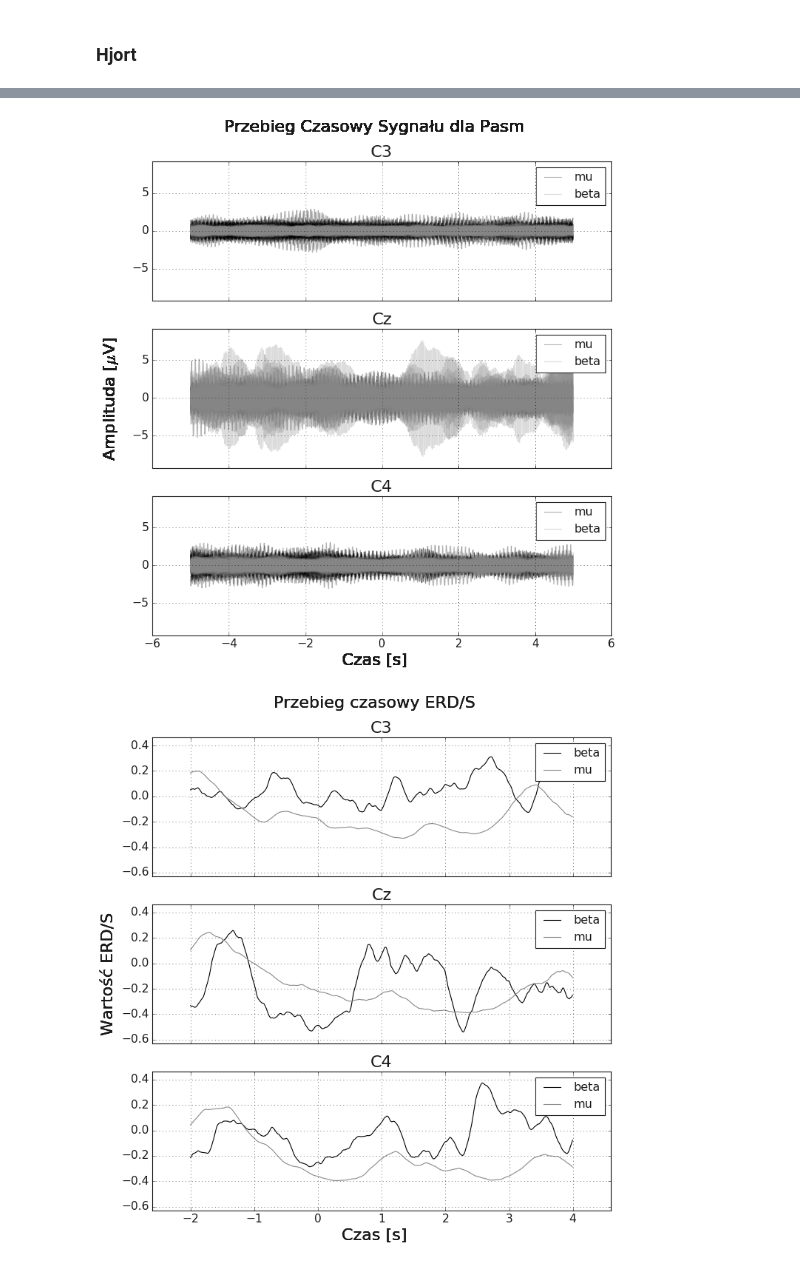
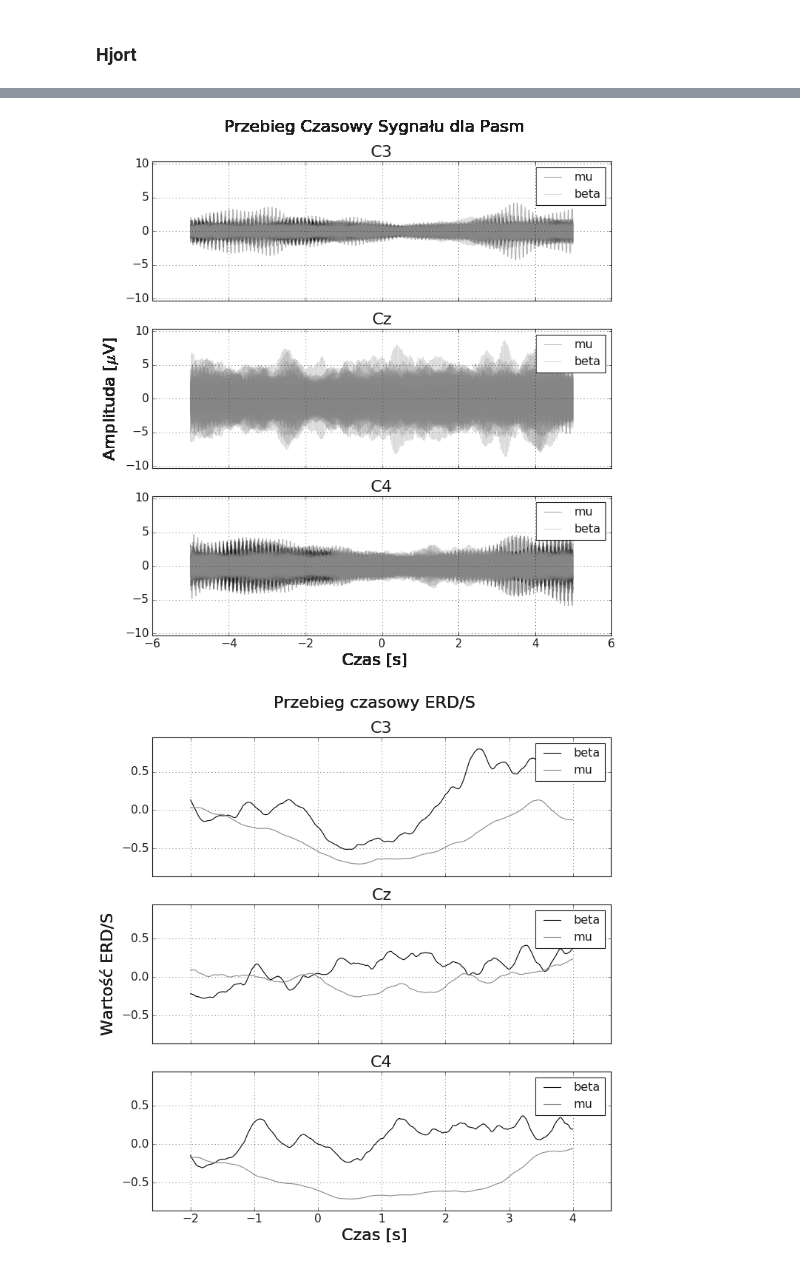
Before and after one commit to PPierzc/PracowniaEEG, a Jupyter notebook: ERD_S.ipynb, the cells around one changed output, grey strips where cells are left out. Saved outputs shown, nothing was run; the diff lists cells and outputs as text; code cells hidden in the pictures.

```diff
--- a/ERD_S.ipynb
+++ b/ERD_S.ipynb
@@ -91,6 +95,6 @@ def generate_signal():
 # %% [markdown]
 ## Wyznaczanie pasma $\mu$ i $\beta$.
 # %%
-# RAW_EEG = saffy.SignalManager(filename=f"{data_path}/ola_erds_2")
-RAW_EEG = saffy.SignalManager(saffy.generators.svarog(f"{data_path}Copy of maks"))
+RAW_EEG = saffy.SignalManager(saffy.generators.svarog(f"{data_path}/ola_erds_2"))
+# RAW_EEG = saffy.SignalManager(saffy.generators.svarog(f"{data_path}Copy of maks"))
 # %% [output]
@@ -359,7 +363,8 @@ class HjortPlugin(saffy.PluginManager):
 
 saffy.SignalManager.register_plugin(HjortPlugin)
 # %%
-RAW_EEG = saffy.SignalManager(generator=saffy.generators.svarog(f"{data_path}Copy of maks"))
+# RAW_EEG = saffy.SignalManager(generator=saffy.generators.svarog(f"{data_path}Copy of maks"))
+RAW_EEG = saffy.SignalManager(saffy.generators.svarog(f"{data_path}/ola_erds_2"))
 
 EEG = RAW_EEG.copy('eeg')
 
@@ -379,5 +384,5 @@ EEG.extract_channels(['C3', 'C4', 'Cz'])
 
 # EEG.remove_channels(['trig'])
 
-find_beta_mu_procedure(EEG)
+find_beta_mu_procedure(EEG, style='paper')
 # %% [output]
@@ -387,23 +392,23 @@ find_beta_mu_procedure(EEG)
 # %%
 EEG = RAW_EEG.copy('eeg')
 
 EEG.set_tags_from_channel('trig')
 
 EEG.call(ear_montage)
 
 EEG.extract_channels(['C3', 'C4', 'T7', 'P3', 'Cz', 'F3', 'T8', 'P4', 'F4', 'Fz', 'Pz'])
 
 EEG.hjort_transform('C3', ['T7', 'P3', 'Cz', 'F3'])
 EEG.hjort_transform('C4', ['T8', 'P4', 'Cz', 'F4'])
 EEG.hjort_transform('Cz', ['Fz', 'C4', 'Pz', 'C3'])
 
 EEG.hjort_apply()
 
 EEG.extract_channels(['C3', 'C4', 'Cz'])
 
 # EEG.remove_channels(['trig'])
 
-time_erds_procedure(EEG, mu_freq=10, beta_freq=19)
+time_erds_procedure(EEG, mu_freq=10, beta_freq=19, style='paper')
 # %% [output]
-[figure, old version]
+[figure, new version]
-[figure, old version]
+[figure, new version]
```
Also changed, not shown: parts of 6 cells of this notebook.
